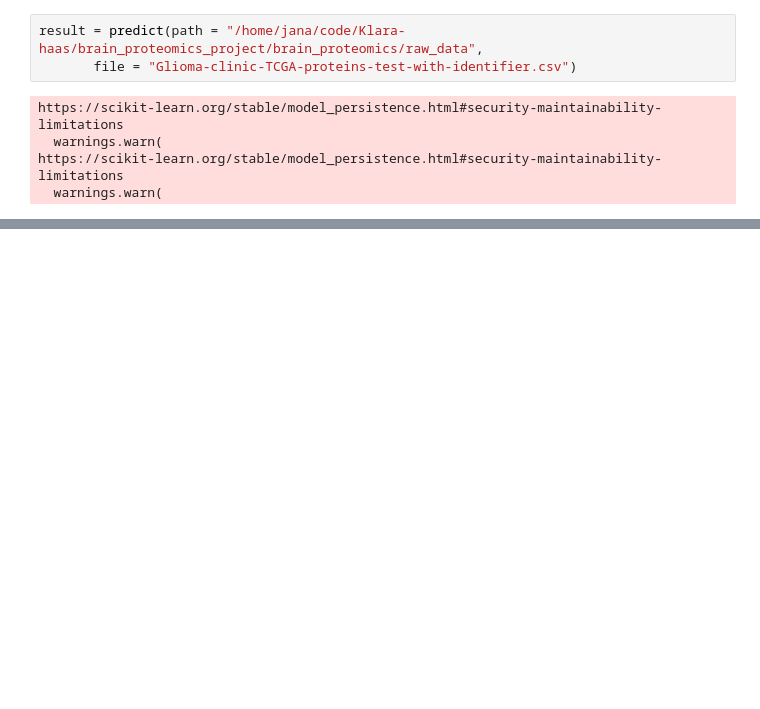
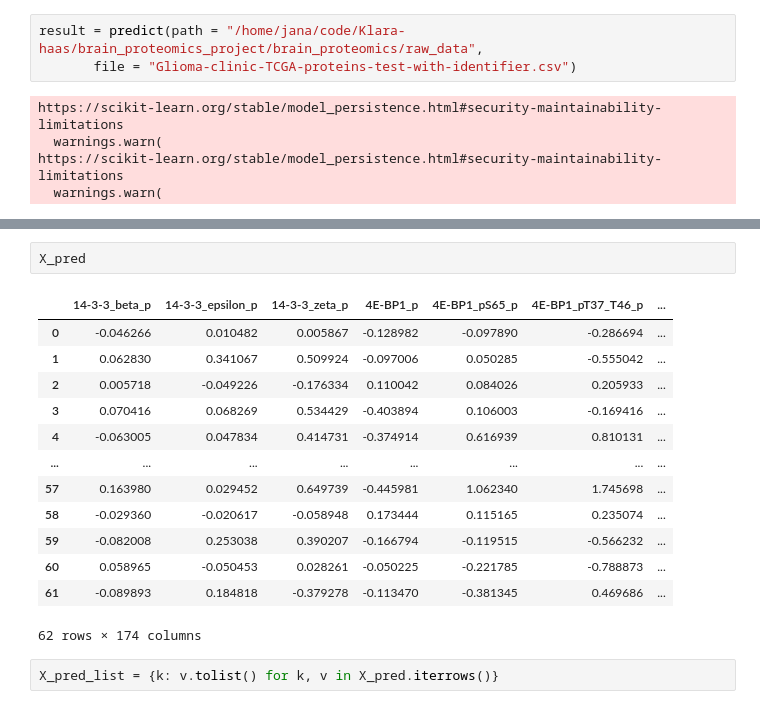
Before and after one commit to Klara-haas/brain_proteomics, a Jupyter notebook: api/jfschulz_notebooks/jfschulz_api.ipynb, the cells around one changed output, grey strips where cells are left out. Drawn from its saved outputs; the diff is of its cells as text; blank space fills up the shorter version.

```diff
--- a/api/jfschulz_notebooks/jfschulz_api.ipynb
+++ b/api/jfschulz_notebooks/jfschulz_api.ipynb
@@ -496,0 +497,18 @@ result
+# %%
+X_pred
+# %% [output]
+|  | 14-3-3_beta_p | 14-3-3_epsilon_p | 14-3-3_zeta_p | 4E-BP1_p | 4E-BP1_pS65_p | 4E-BP1_pT37_T46_p | ... |
+| 0 | -0.046266 | 0.010482 | 0.005867 | -0.128982 | -0.097890 | -0.286694 | ... |
+| 1 | 0.062830 | 0.341067 | 0.509924 | -0.097006 | 0.050285 | -0.555042 | ... |
+| 2 | 0.005718 | -0.049226 | -0.176334 | 0.110042 | 0.084026 | 0.205933 | ... |
+| 3 | 0.070416 | 0.068269 | 0.534429 | -0.403894 | 0.106003 | -0.169416 | ... |
+| 4 | -0.063005 | 0.047834 | 0.414731 | -0.374914 | 0.616939 | 0.810131 | ... |
+| ... | ... | ... | ... | ... | ... | ... | ... |
+| 57 | 0.163980 | 0.029452 | 0.649739 | -0.445981 | 1.062340 | 1.745698 | ... |
+| 58 | -0.029360 | -0.020617 | -0.058948 | 0.173444 | 0.115165 | 0.235074 | ... |
+| 59 | -0.082008 | 0.253038 | 0.390207 | -0.166794 | -0.119515 | -0.566232 | ... |
+| 60 | 0.058965 | -0.050453 | 0.028261 | -0.050225 | -0.221785 | -0.788873 | ... |
+| 61 | -0.089893 | 0.184818 | -0.379278 | -0.113470 | -0.381345 | 0.469686 | ... |
+62 rows × 174 columns
+# %%
+X_pred_list = {k: v.tolist() for k, v in X_pred.iterrows()}
```
Also changed, not shown: parts of 40 cells of this notebook, 17 other files.
